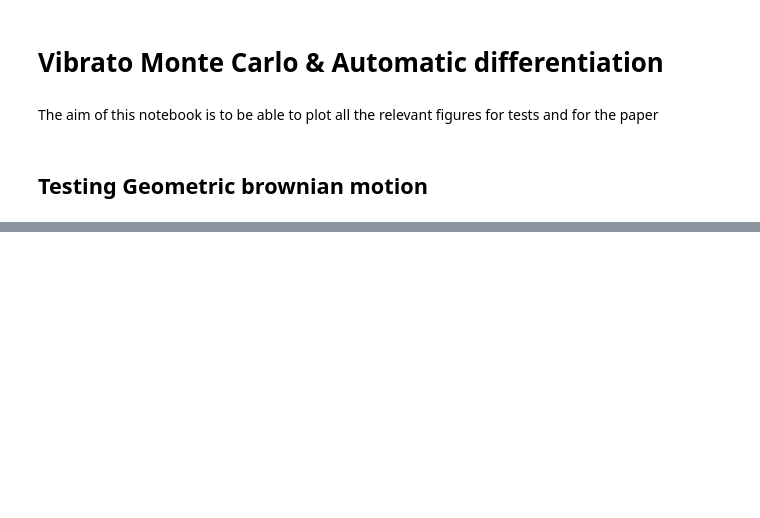
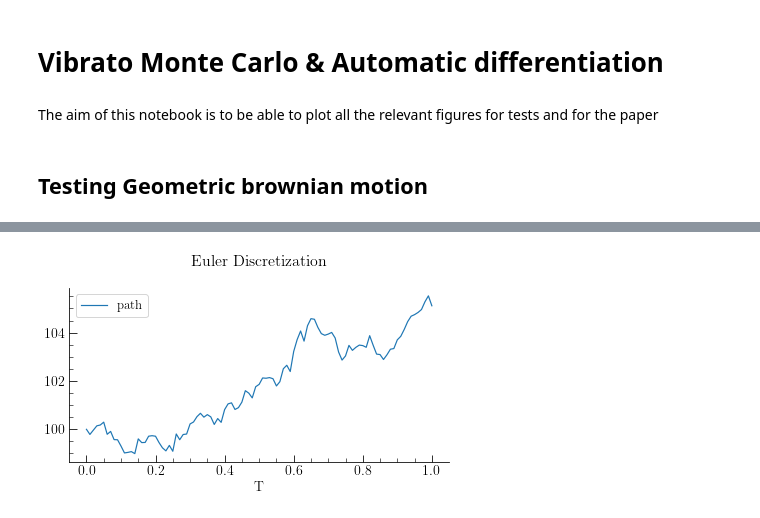
Before and after one commit to axeh101/vibrato-mc, a Jupyter notebook: src/python/plots.ipynb, the cells around one changed output, grey strips where cells are left out. Saved outputs shown, nothing was run; the diff lists cells and outputs as text; code cells hidden in the pictures; blank space fills up the shorter version.

Commit message:
add euler discretization + more tests

```diff
--- a/src/python/plots.ipynb
+++ b/src/python/plots.ipynb
@@ -40,0 +41,6 @@ savefig('outputs/gbm')
+# %%
+gbm = pd.read_csv('datasets/bseulerpath.csv', header=None, names=['T', 'path'], sep=';', index_col=0)
+gbm.plot(title="Euler Discretization");
+savefig('outputs/euler')
+# %% [output]
+[figure, added]
```
Also changed, not shown: parts of 1 cell of this notebook, 8 other files.
